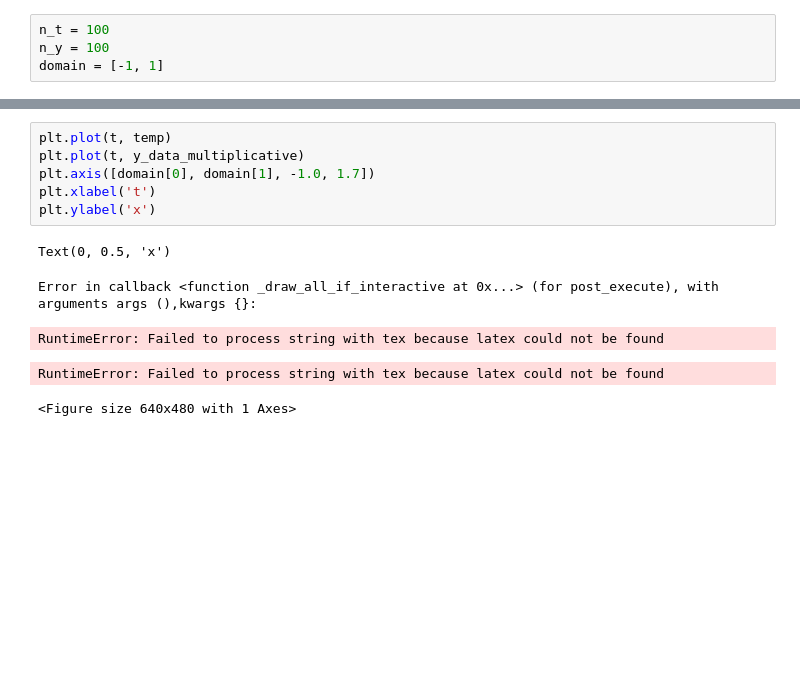
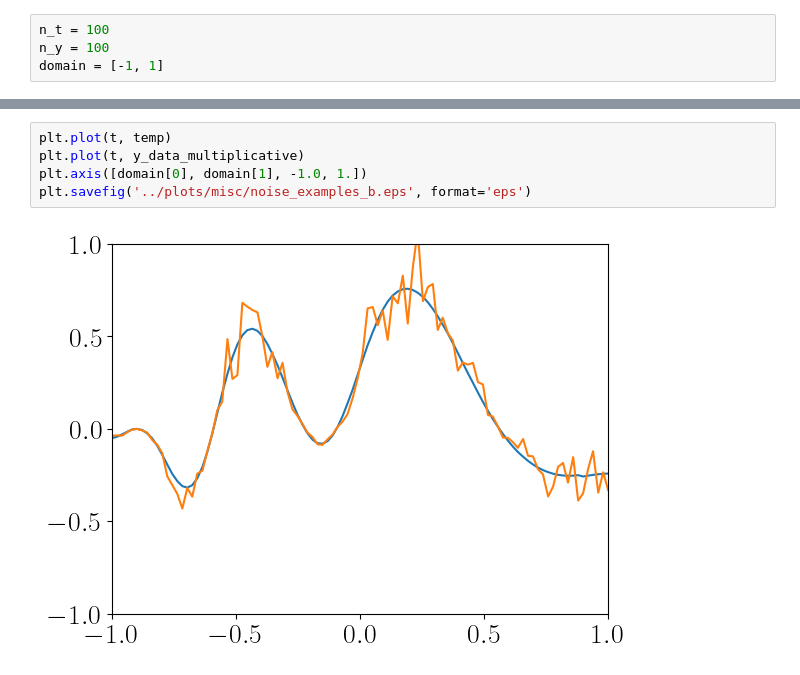
Before and after one commit to akseliekseli/Bayesian-Neural-Networks-with-Stochastic-Variational-Inference-in-Inverse-Problems, a Jupyter notebook: codes/noise_examples.ipynb, the cells around one changed output, grey strips where cells are left out. Saved outputs shown, nothing was run; the diff lists cells and outputs as text; blank space fills up the shorter version.

```diff
--- a/codes/noise_examples.ipynb
+++ b/codes/noise_examples.ipynb
@@ -68,15 +107,10 @@ RuntimeError: Failed to process string with tex because latex could not be found
 # %%
 plt.plot(t, temp)
 plt.plot(t, y_data_multiplicative)
-plt.axis([domain[0], domain[1], -1.0, 1.7])
-plt.xlabel('t')
-plt.ylabel('x')
+plt.axis([domain[0], domain[1], -1.0, 1.])
+plt.savefig('../plots/misc/noise_examples_b.eps', format='eps')
 # %% [output]
-Text(0, 0.5, 'x')
-Error in callback <function _draw_all_if_interactive at 0x...> (for post_execute), with arguments args (),kwargs {}:
-RuntimeError: Failed to process string with tex because latex could not be found
-RuntimeError: Failed to process string with tex because latex could not be found
-<Figure size 640x480 with 1 Axes>
+[figure, added]
 # %%
 fig, axs = plt.subplots(1, 2, figsize=(16, 5))
 axs[0].plot(t, temp)
```
Also changed, not shown: parts of 6 cells of this notebook, 5 other files.
